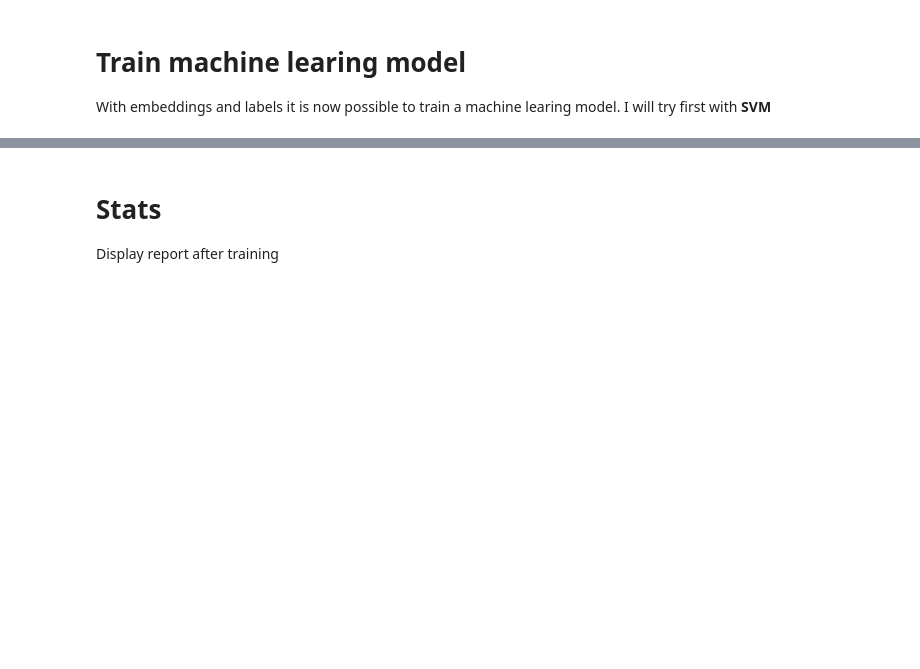
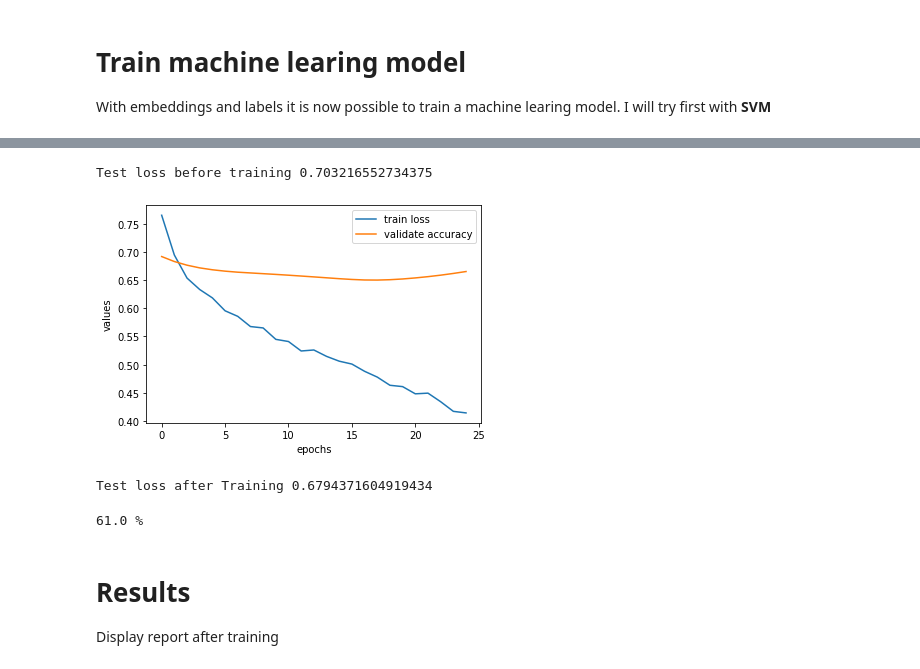
Before and after one commit to IlKaiser/DM22_HW, a Jupyter notebook: H4/classification.ipynb, the cells around one changed output, grey strips where cells are left out. Saved outputs shown, nothing was run; the diff lists cells and outputs as text; code cells hidden in the pictures; blank space fills up the shorter version.

```diff
--- a/H4/classification.ipynb
+++ b/H4/classification.ipynb
@@ -164,7 +149,7 @@ model = Node2Vec(data.edge_index, embedding_dim=128, walk_length=20,
              context_size=10, walks_per_node=10,
              num_negative_samples=1, p=1, q=1, sparse=True).to(device)
 
-loader = model.loader(batch_size=128, shuffle=True, num_workers=4)
+loader = model.loader(batch_size=128, shuffle=True, num_workers=2)
 optimizer = torch.optim.SparseAdam(list(model.parameters()), lr=0.01)
 
 def train():
@@ -189,7 +174,7 @@ def test():
     return acc
 
 
-for epoch in tqdm(range(1, 71)):
+for epoch in tqdm(range(1, 101)):
     loss = train()
     #acc = test()
     if epoch % 10 == 0:
@@ -271,7 +278,7 @@ class BinaryClassification(torch.nn.Module):
         x = self.batchnorm1(x)
         x = self.relu(self.layer_2(x))
         x = self.batchnorm2(x)
-        x = self.dropout(x)
+        x = F.dropout(x, training = self.training)
         x = self.layer_out(x)
 
         return x
@@ -338,6 +320,8 @@ model.eval()
 y_pred = model(x_test)
 before_train = criterion(y_pred.squeeze(), y_test)
 print('Test loss before training' , before_train.item())
+# %% [output]
+Test loss before training 0.703216552734375
 # %%
 def binary_acc(y_pred, y_test):
     y_pred_tag = torch.round(torch.sigmoid(y_pred))
@@ -360,28 +344,16 @@ for i in tqdm(range(epochs)):
         if phase == 'train':
             model.train()
 
-            '''
-            prediction = model(inputs)
-            loss = criterion(prediction.squeeze(), outputs)
-            #print('train loss')
-            #print(loss,end='\r')
-            loss_values.append(loss.detach())
-            optimizer.zero_grad() #zero the parameter gradients
-            epoch.append(i)
-            loss.backward()       #compute gradients(dloss/dx)
-            optimizer.step()      #updates the parameters
-            '''
-
-
             optimizer.zero_grad()
             # Forward pass
             y_pred = model(x_train)
             # Compute Loss
             loss = criterion(y_pred.squeeze(), y_train)
+            loss_values.append(loss)
             acc = binary_acc(y_pred, y_train.unsqueeze(1))
             epoch_acc += acc.item()
 
-            print('Epoch {}: train loss: {} Acc: {}'.format(epoch, loss.item(),epoch_acc))
+            #print('Epoch {}: train loss: {} Acc: {}'.format(epoch, loss.item(),epoch_acc))
             # Backward pass
             loss.backward()
             optimizer.step()
@@ -390,30 +362,35 @@ for i in tqdm(range(epochs)):
         elif phase == 'val':
             model.eval()
 
-            '''
-            prediction_val = model(inputs_val)
-            loss_val = criterion(prediction_val.squeeze(), outputs_val)
-            #print('validation loss')
-            #print(loss,end='\r')
-            val_values.append(loss_val.detach())
-            optimizer.zero_grad() #zero the parameter gradients
-            '''
-
             # Forward pass
             y_pred = model(x_val)
             # Compute Loss
             loss = criterion(y_pred.squeeze(), y_val)
-            print('Epoch {}: validation loss: {}'.format(epoch, loss.item()))
+            val_values.append(loss)
+            #print('Epoch {}: validation loss: {}'.format(epoch, loss.item()))
             optimizer.zero_grad()
+# %%
+plt.plot(loss_values,label='train loss')
+plt.plot(val_values,label='validate accuracy')
+plt.xlabel("epochs")
+plt.ylabel("values")
+plt.legend()
+plt.show()
+# %% [output]
+[figure, added]
 # %%
 model.eval()
 y_pred = model(x_test)
 after_train = criterion(y_pred.squeeze(), y_test)
 print('Test loss after Training' , after_train.item())
+# %% [output]
+Test loss after Training 0.6794371604919434
 # %%
 print(binary_acc(y_pred.squeeze(),y_test).item(),"%")
+# %% [output]
+61.0 %
 # %% [markdown]
-# Stats
+# Results
 Display report after training
 # %%
 # Stats imports
```
Also changed, not shown: parts of 64 cells of this notebook, 1 other file.
